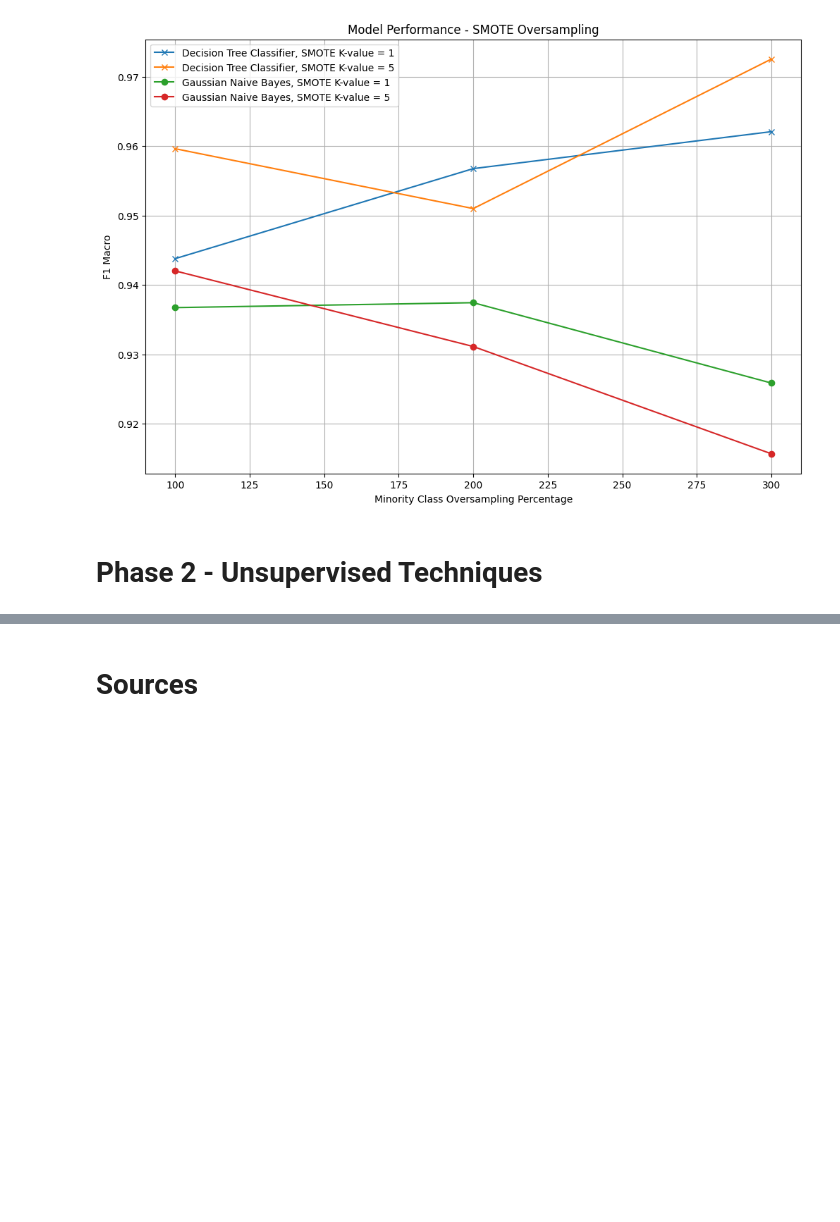
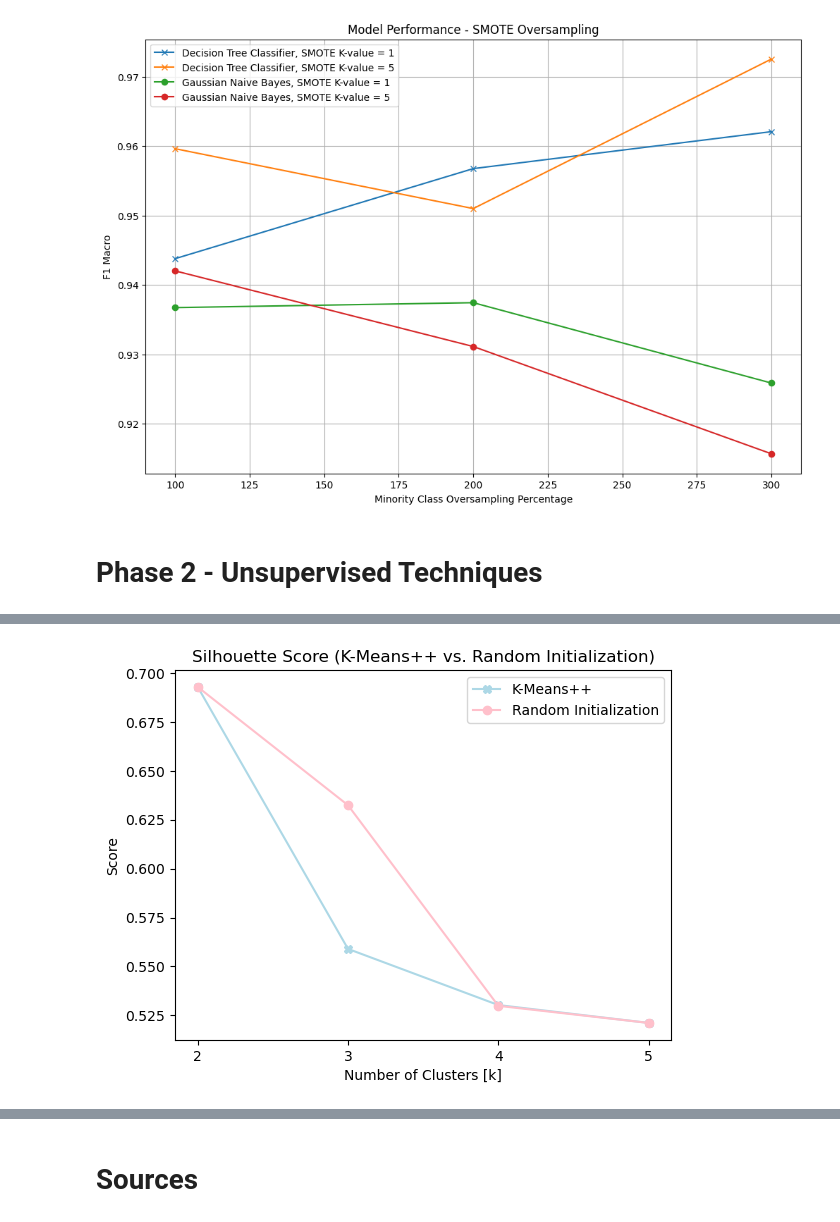
Before and after one commit to Willnguyen02/CS235F25_Course_Project, a Jupyter notebook: [CS235F25]_Course_Project.ipynb, the cells around one changed output, grey strips where cells are left out. Cells and saved outputs as stored; diff of their text form; code cells hidden in the pictures; blank space fills up the shorter version.

```diff
--- a/[CS235F25]_Course_Project.ipynb
+++ b/[CS235F25]_Course_Project.ipynb
@@ -869,0 +849,34 @@ class DBSCAN():
+# %%
+from sklearn.metrics import silhouette_score
+
+# Removes k=1 model b/c silhouette_score needs at least two clusters
+kmeans_plus.pop(0)
+kmeans_rand.pop(0)
+
+# Create lists to store scores
+kmeans_plus_score = []
+kmeans_rand_score = []
+
+# Loop through both lists of models and calculate scores, then storing them in a list
+for model in kmeans_plus:
+    score = silhouette_score(X_train, model.labels, metric="euclidean")
+    kmeans_plus_score.append(score)
+
+for model in kmeans_rand:
+    score = silhouette_score(X_train, model.labels, metric="euclidean")
+    kmeans_rand_score.append(score)
+
+# Plot scores
+
+k_values = list(range(2, len(kmeans_plus) + 2))
+
+plt.plot(k_values, kmeans_plus_score, marker="X", label="K-Means++", color="lightblue")
+plt.plot(k_values, kmeans_rand_score, marker="o", label="Random Initialization", color="pink")
+plt.title("Silhouette Score (K-Means++ vs. Random Initialization)")
+plt.xticks(k_values)
+plt.ylabel("Score")
+plt.xlabel("Number of Clusters [k]")
+plt.legend()
+plt.show()
+# %% [output]
+[figure, added]
```
Also changed, not shown: parts of 7 cells of this notebook.
